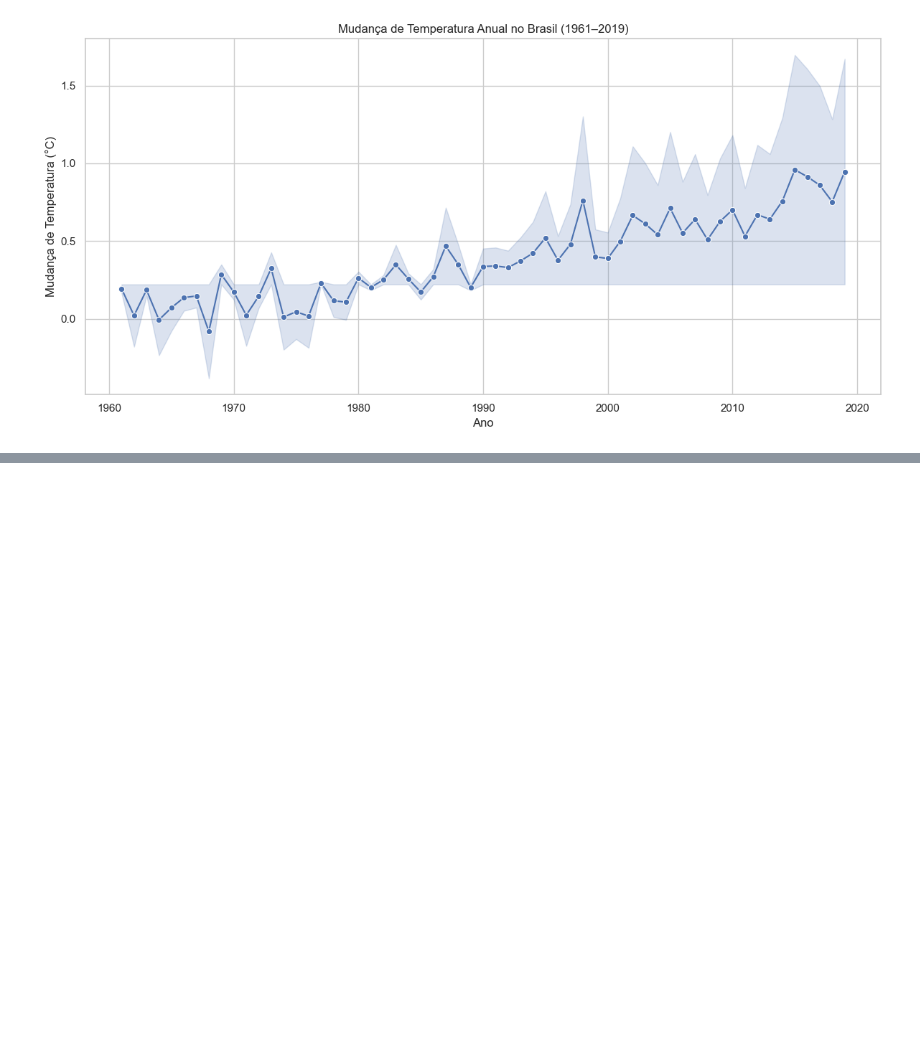
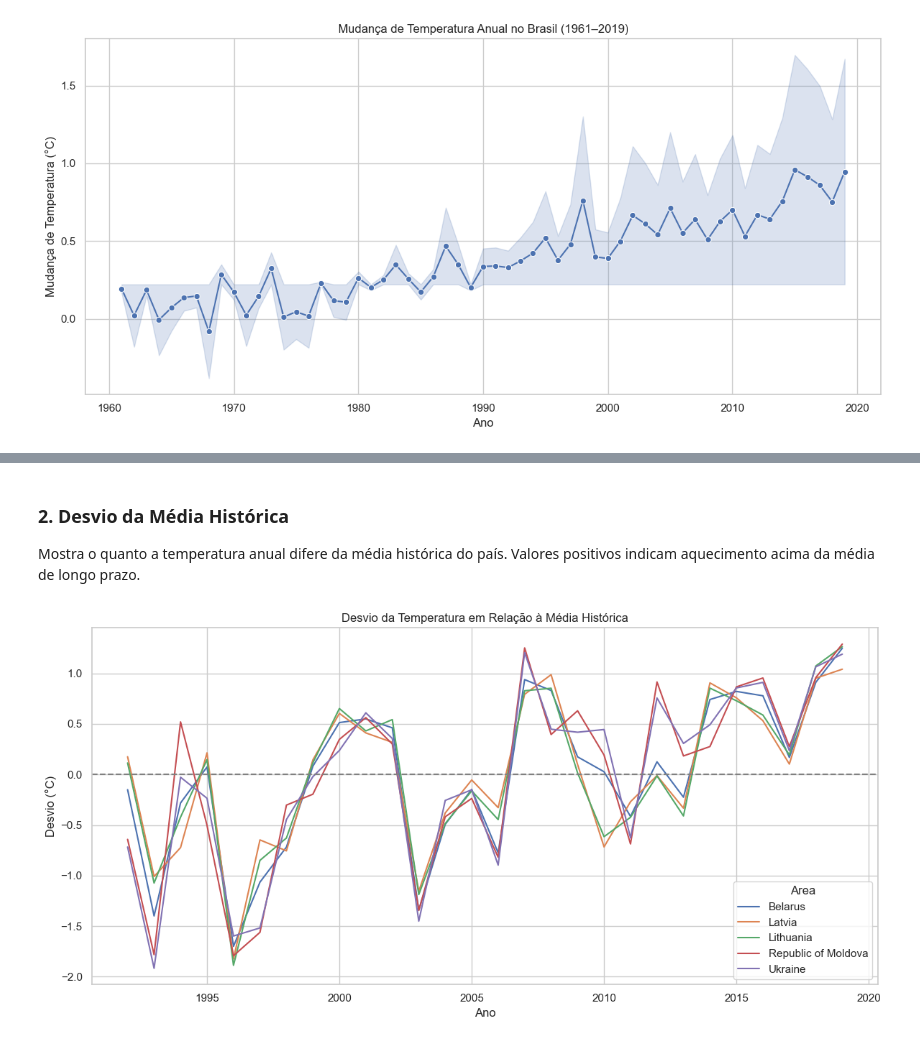
Before and after one commit to xXeverton/Introducao-ciencia-de-dados, a Jupyter notebook: notebooks/exploracao_dados.ipynb, the cells around one changed output, grey strips where cells are left out. Drawn from its saved outputs; the diff is of its cells as text; code cells hidden in the pictures; blank space fills up the shorter version.

```diff
--- a/notebooks/exploracao_dados.ipynb
+++ b/notebooks/exploracao_dados.ipynb
@@ -119,0 +179,25 @@ df_long["Z_Score"] = df_long.groupby("Area")["Value"].transform(lambda x: (x - x
+# %% [markdown]
+### 2. Desvio da Média Histórica
+Mostra o quanto a temperatura anual difere da média histórica do país.
+Valores positivos indicam aquecimento acima da média de longo prazo.
+# %%
+top_paises = (
+    df_long[df_long["Year"] == 2019]
+    .groupby("Area")["Value"].mean()
+    .sort_values(ascending=False)
+    .head(5)
+    .index
+)
+df_top = df_long[df_long["Area"].isin(top_paises) & (df_long["Months"] == "Meteorological year")]
+
+plt.figure()
+sns.lineplot(data=df_top, x="Year", y="Desvio_Historico", hue="Area")
+plt.axhline(0, linestyle="--", color="gray")
+plt.title("Desvio da Temperatura em Relação à Média Histórica")
+plt.xlabel("Ano")
+plt.ylabel("Desvio (°C)")
+plt.grid(True)
+plt.tight_layout()
+plt.show()
+# %% [output]
+[figure, added]
```
Also changed, not shown: parts of 12 cells of this notebook.
